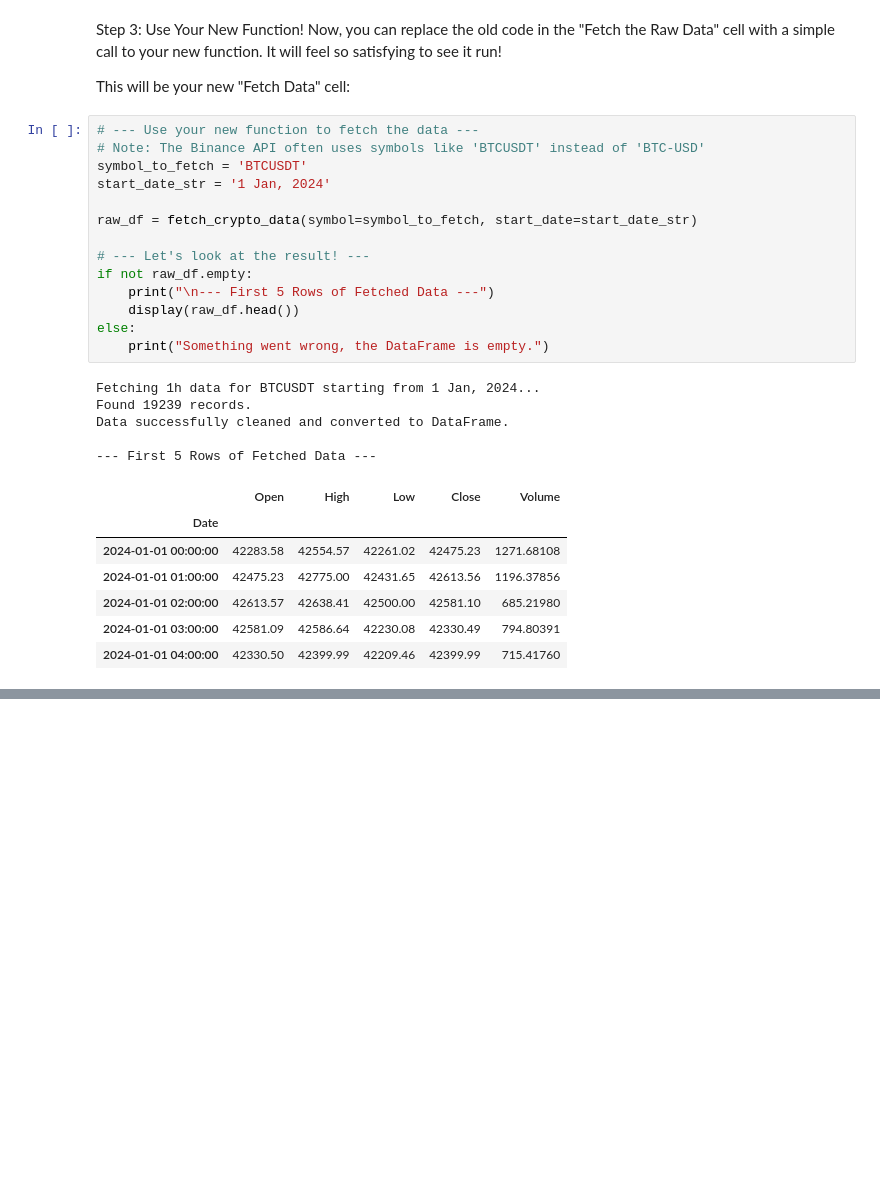
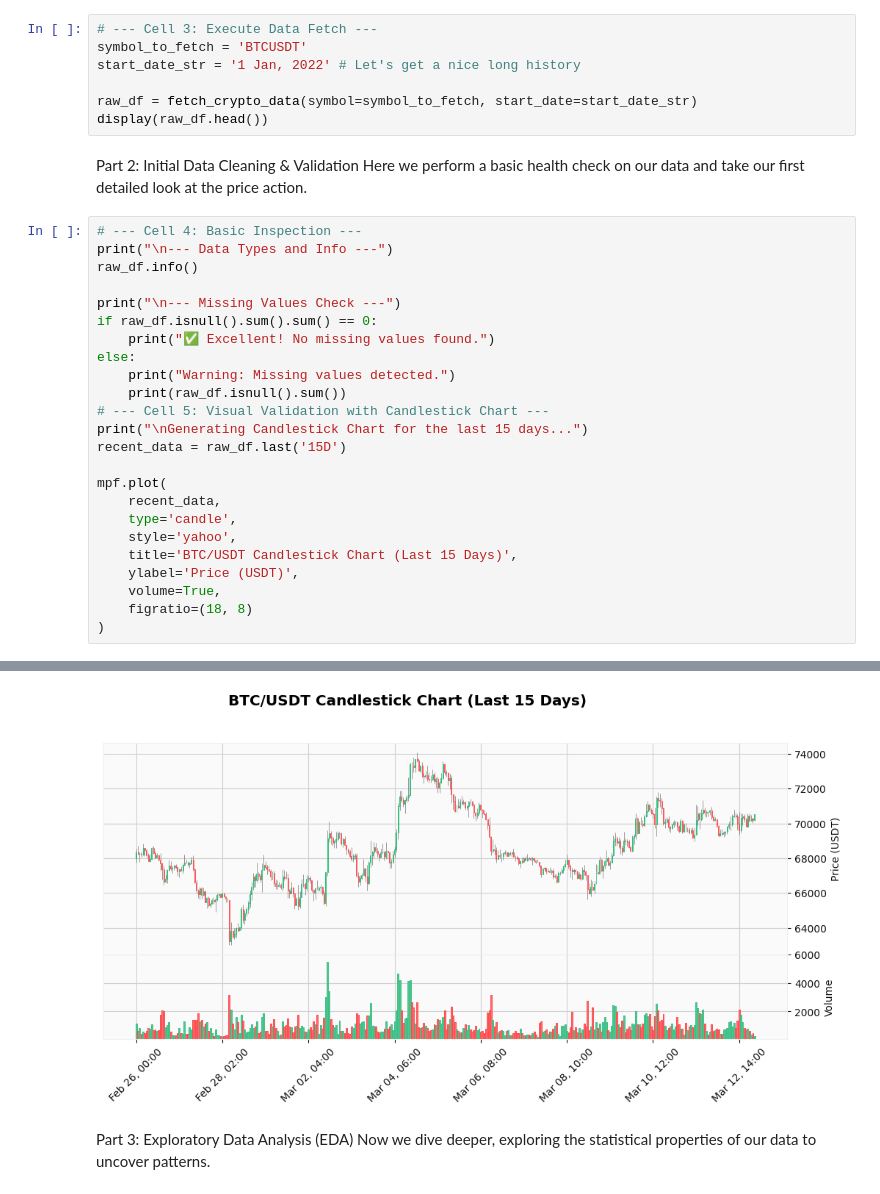
Before and after one commit to jaideepinberlin741/cryptopulse-AI, a Jupyter notebook: notebooks/01-Data-Cleaning-and-Preprocessing.ipynb, the cells around one changed output, grey strips where cells are left out. Saved outputs shown, nothing was run; the diff lists cells and outputs as text; blank space fills up the shorter version.

```diff
--- a/notebooks/01-Data-Cleaning-and-Preprocessing.ipynb
+++ b/notebooks/01-Data-Cleaning-and-Preprocessing.ipynb
@@ -81,35 +49,38 @@ def fetch_crypto_data(symbol, start_date, interval=Client.KLINE_INTERVAL_1HOUR):
 
     print("Data successfully cleaned and converted to DataFrame.")
     return df
-# %% [markdown]
-Step 3: Use Your New Function!
-Now, you can replace the old code in the "Fetch the Raw Data" cell with a simple call to your new function. It will feel so satisfying to see it run!
-
-This will be your new "Fetch Data" cell:
-# %%
-# --- Use your new function to fetch the data ---
-# Note: The Binance API often uses symbols like 'BTCUSDT' instead of 'BTC-USD'
-symbol_to_fetch = 'BTCUSDT'
-start_date_str = '1 Jan, 2024'
-
-raw_df = fetch_crypto_data(symbol=symbol_to_fetch, start_date=start_date_str)
-
-# --- Let's look at the result! ---
-if not raw_df.empty:
-    print("\n--- First 5 Rows of Fetched Data ---")
-    display(raw_df.head())
-else:
-    print("Something went wrong, the DataFrame is empty.")
-# %% [output]
-Fetching 1h data for BTCUSDT starting from 1 Jan, 2024...
-Found 19239 records.
-Data successfully cleaned and converted to DataFrame.
-
---- First 5 Rows of Fetched Data ---
-|  | Open | High | Low | Close | Volume |
-| Date |  |  |  |  |  |
-| 2024-01-01 00:00:00 | 42283.58 | 42554.57 | 42261.02 | 42475.23 | 1271.68108 |
-| 2024-01-01 01:00:00 | 42475.23 | 42775.00 | 42431.65 | 42613.56 | 1196.37856 |
-| 2024-01-01 02:00:00 | 42613.57 | 42638.41 | 42500.00 | 42581.10 | 685.21980 |
-| 2024-01-01 03:00:00 | 42581.09 | 42586.64 | 42230.08 | 42330.49 | 794.80391 |
-| 2024-01-01 04:00:00 | 42330.50 | 42399.99 | 42209.46 | 42399.99 | 715.41760 |
+# %%
+# --- Cell 3: Execute Data Fetch ---
+symbol_to_fetch = 'BTCUSDT'
+start_date_str = '1 Jan, 2022' # Let's get a nice long history
+
+raw_df = fetch_crypto_data(symbol=symbol_to_fetch, start_date=start_date_str)
+display(raw_df.head())
+# %% [markdown]
+Part 2: Initial Data Cleaning & Validation
+Here we perform a basic health check on our data and take our first detailed look at the price action.
+# %%
+# --- Cell 4: Basic Inspection ---
+print("\n--- Data Types and Info ---")
+raw_df.info()
+
+print("\n--- Missing Values Check ---")
+if raw_df.isnull().sum().sum() == 0:
+    print("✅ Excellent! No missing values found.")
+else:
+    print("Warning: Missing values detected.")
+    print(raw_df.isnull().sum())
+# --- Cell 5: Visual Validation with Candlestick Chart ---
+print("\nGenerating Candlestick Chart for the last 15 days...")
+recent_data = raw_df.last('15D')
+
+mpf.plot(
+    recent_data,
+    type='candle',
+    style='yahoo',
+    title='BTC/USDT Candlestick Chart (Last 15 Days)',
+    ylabel='Price (USDT)',
+    volume=True,
+    figratio=(18, 8)
+)
+# %% [output]
@@ -115,0 +105,4 @@ Data successfully cleaned and converted to DataFrame.
+[figure, added]
+# %% [markdown]
+Part 3: Exploratory Data Analysis (EDA)
+Now we dive deeper, exploring the statistical properties of our data to uncover patterns.
```
Also changed, not shown: parts of 20 cells of this notebook.
